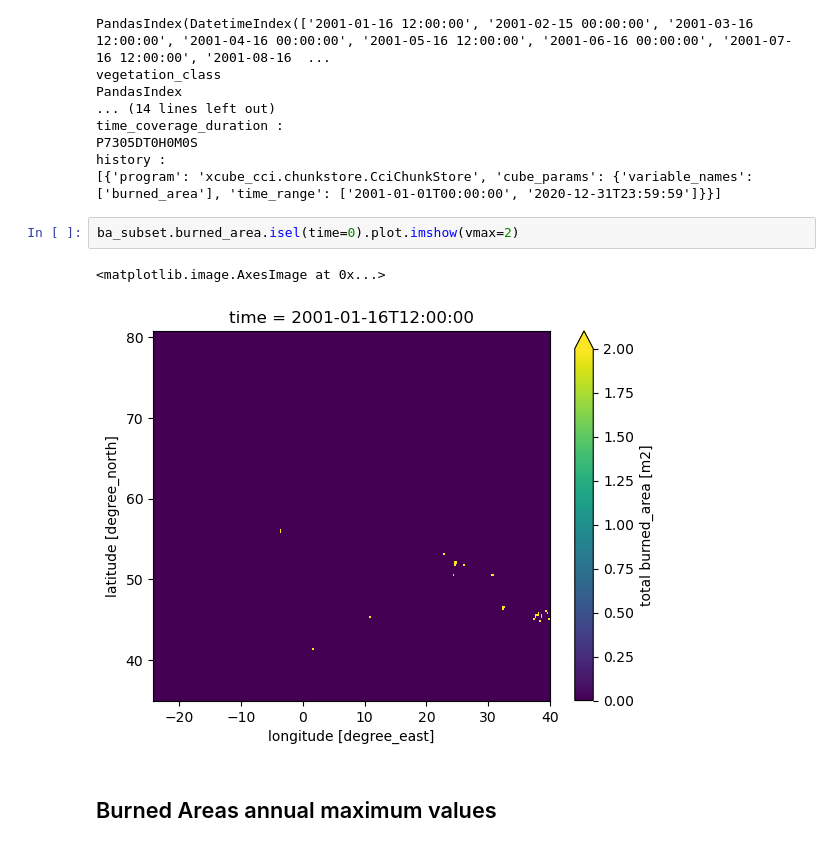
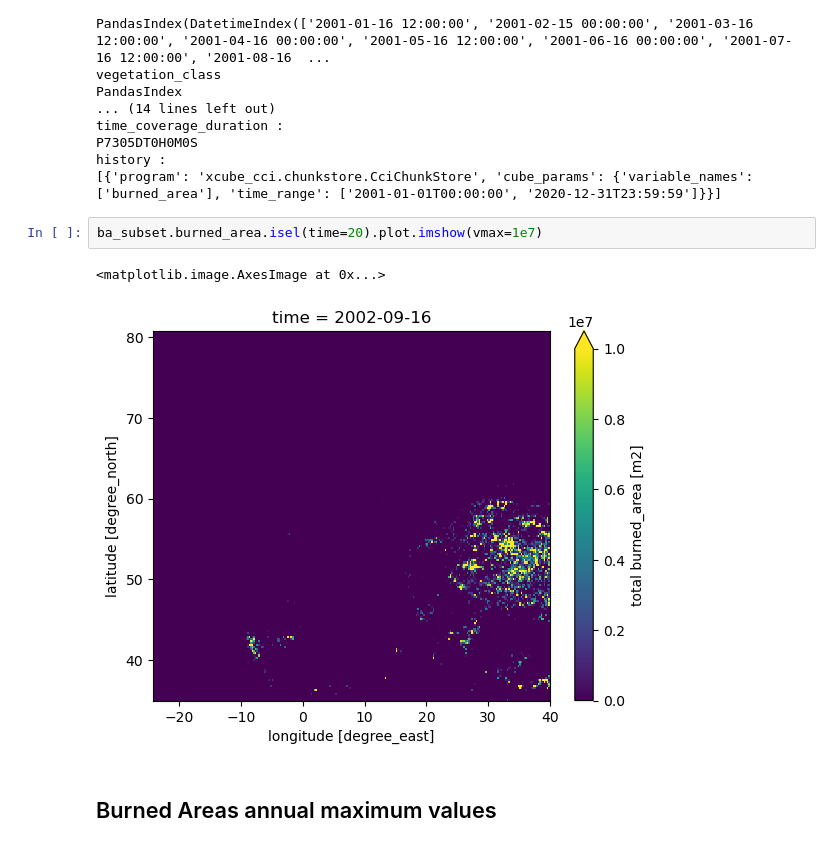
Before and after one commit to littlepictures/fire_fingerprints, a Jupyter notebook: scripts/dataprep/extract-burned-areas.ipynb, the cells around one changed output. Saved outputs shown, nothing was run; the diff lists cells and outputs as text.

```diff
--- a/scripts/dataprep/extract-burned-areas.ipynb
+++ b/scripts/dataprep/extract-burned-areas.ipynb
@@ -255,10 +255,10 @@ P7305DT0H0M0S
 history :
 [{'program': 'xcube_cci.chunkstore.CciChunkStore', 'cube_params': {'variable_names': ['burned_area'], 'time_range': ['2001-01-01T00:00:00', '2020-12-31T23:59:59']}}]
 # %%
-ba_subset.burned_area.isel(time=0).plot.imshow(vmax=2)
+ba_subset.burned_area.isel(time=20).plot.imshow(vmax=1e7)
 # %% [output]
 <matplotlib.image.AxesImage at 0x...>
-[figure, old version]
+[figure, new version]
 # %% [markdown]
 ## Burned Areas annual maximum values
 # %%
```
Also changed, not shown: parts of 10 cells of this notebook, 1 other file.
